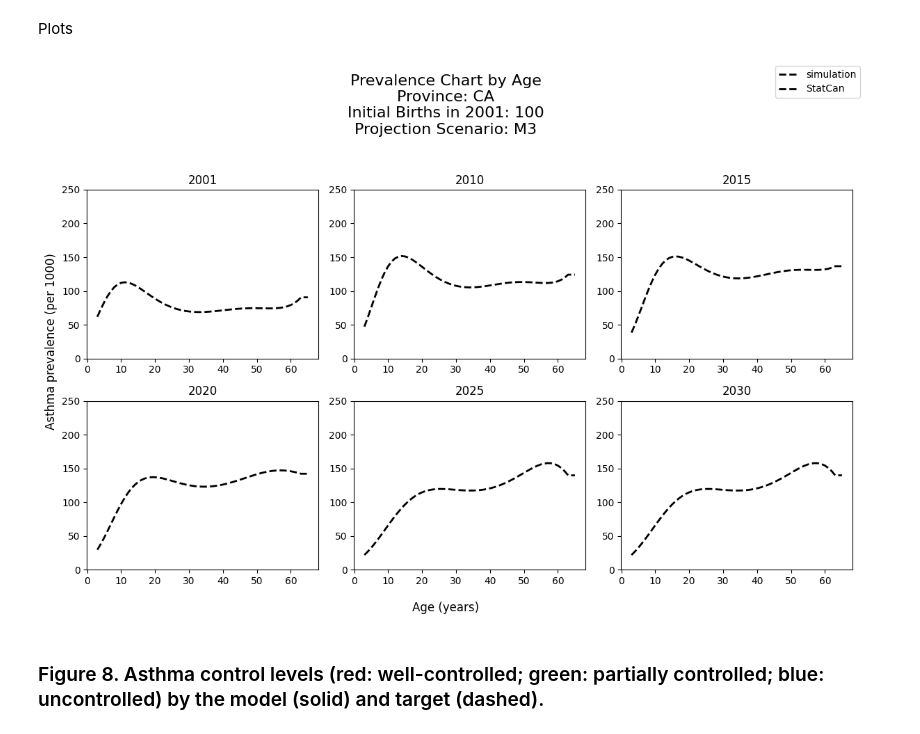
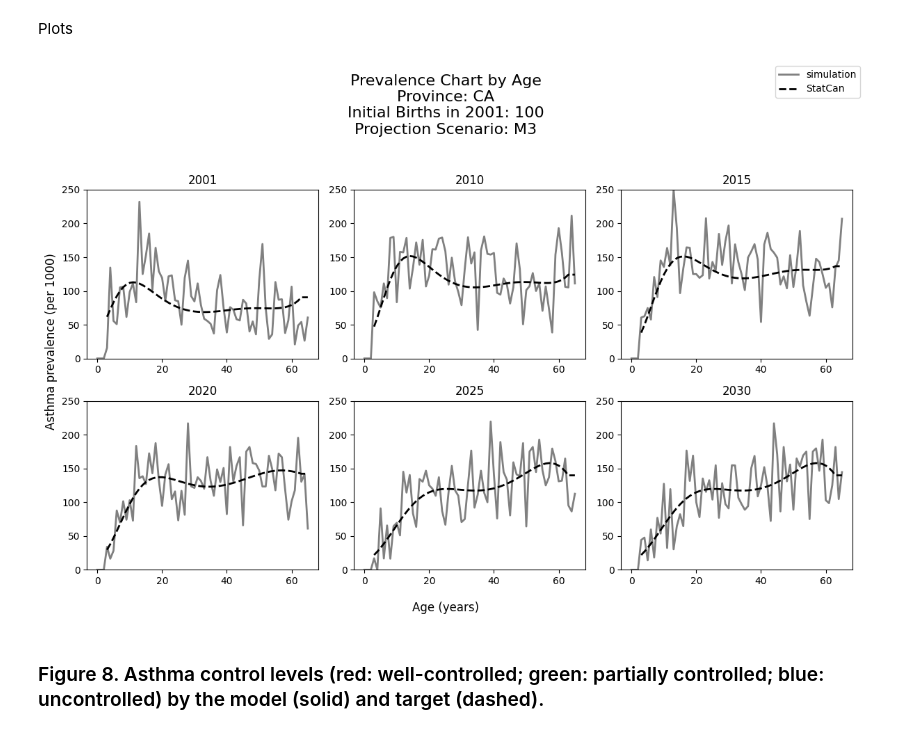
Before and after one commit to resplab/leap, a Jupyter notebook: validation.ipynb, the cells around one changed output. Drawn from its saved outputs; the diff is of its cells as text; code cells hidden in the pictures.

Commit message:
overlay model data of figure 7

```diff
--- a/validation.ipynb
+++ b/validation.ipynb
@@ -229,6 +229,9 @@ target_prev_df = pd.read_csv(get_data_path("processed_data/master_asthma_prev_in
 model_prev_df = pd.read_csv(
     pathlib.Path(PATH_OUTPUT, f"{RUN_BUNDLE_NAME}/outcome_matrix_asthma_prevalence.csv")
 )
+# Read total population data
+model_alive_df = pd.read_csv(pathlib.Path(PATH_OUTPUT, RUN_BUNDLE_NAME,
+                    "outcome_matrix_alive.csv"))
 # %% [markdown]
 Process Data
 # %%
@@ -241,6 +244,10 @@ target_prev_df['prev'] *= 1000
 
 # Filter simulation data by ages under 65 year
 model_prev_df = model_prev_df[model_prev_df["age"] <= 65]
+# Merge model_prev_df with model_alive_df to get n_alive for each row
+model_prev_df = model_prev_df.merge(model_alive_df, on=['year', 'age', 'sex'])
+# Calculate n_prev as n_asthma / n_alive
+model_prev_df['prev'] = model_prev_df['n_asthma'] / model_prev_df['n_alive'] * 1000
 # %% [markdown]
 Plots
 # %%
@@ -259,36 +266,43 @@ for i, year in enumerate(figure_years):
             ax: plt.Axes = axs
         else:
             ax: plt.Axes = axs[i % num_cols]
     else:
         ax: plt.Axes = axs[i // num_cols][i % num_cols]
 
-    # Filter by current year
+    # Filter simulation df by current year
+    model_prev_filtered_df = model_prev_df[model_prev_df['year'] == year]
+    # Filter simulation df by females only
+    model_prev_filtered_df = model_prev_filtered_df[model_prev_filtered_df['sex'] == 'F']
+
+    # Filter obserevd df by current year
     target_prev_filtered_df = target_prev_df[target_prev_df['year'] == year]
-    # Filter by males only
+    # Filter observed df by females only
     target_prev_filtered_df = target_prev_filtered_df[target_prev_filtered_df['sex'] == 'F']
 
+    ax.plot(model_prev_filtered_df["age"], model_prev_filtered_df["prev"],
+            color="grey", linestyle="solid", linewidth=2)
     ax.plot(target_prev_filtered_df["age"], target_prev_filtered_df["prev"],
             color="black", linestyle="dashed", linewidth=2)
 
     # Set title and axis limits
     ax.set_title(f"{year}", fontsize=12)
     ax.set_ylim(0, 250)
 
 # Additional figure details
 fig.supxlabel("Age (years)")
 fig.supylabel("Asthma prevalence (per 1000)")
 fig.suptitle(
     f"Prevalence Chart by Age\n"+
     f"Province: {PROVINCE}\n"+
     f"Initial Births in {STARTING_YEAR}: {N_BIRTHS}\n"+
     f"Projection Scenario: {PROJECTION_SCENARIO}",
     fontsize=16
 )
 fig.legend(["simulation", "StatCan"])
 plt.tight_layout(rect=[0, 0, 1, 0.95])
 plt.show()
 # %% [output]
-[figure, old version]
+[figure, new version]
 # %% [markdown]
 ### Figure 8. Asthma control levels (red: well-controlled; green: partially controlled; blue: uncontrolled) by the model (solid) and target (dashed).
 # %%
```
